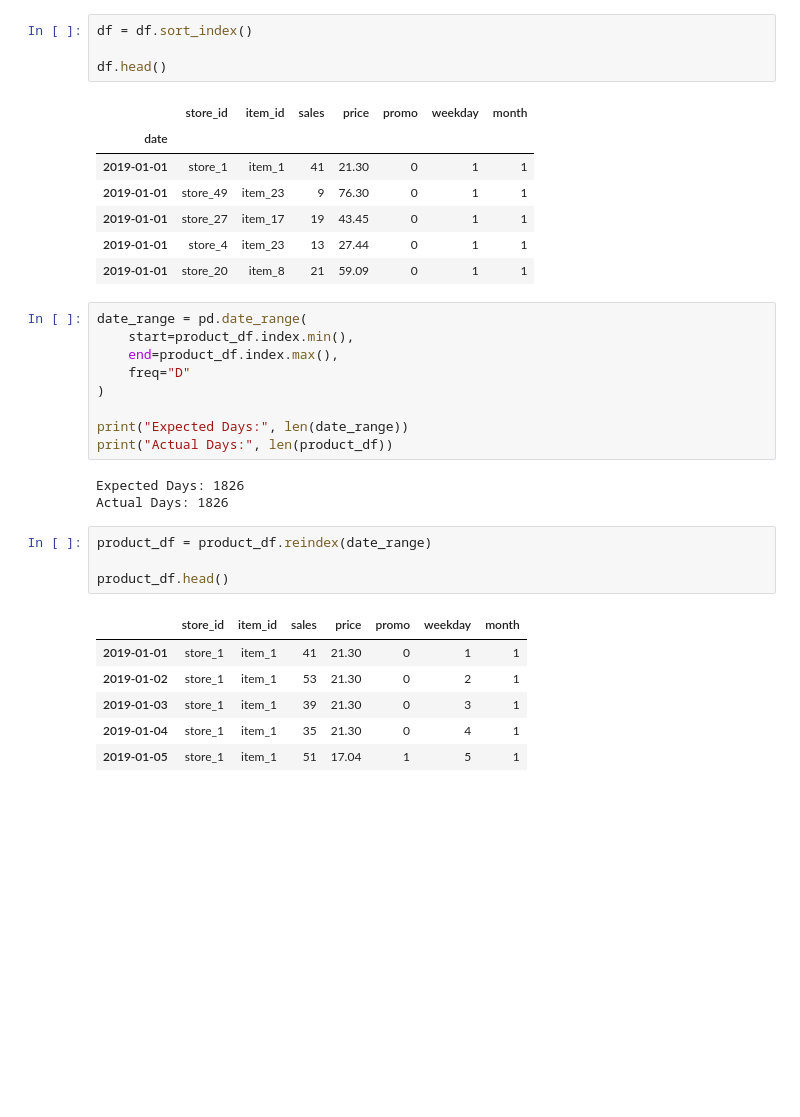
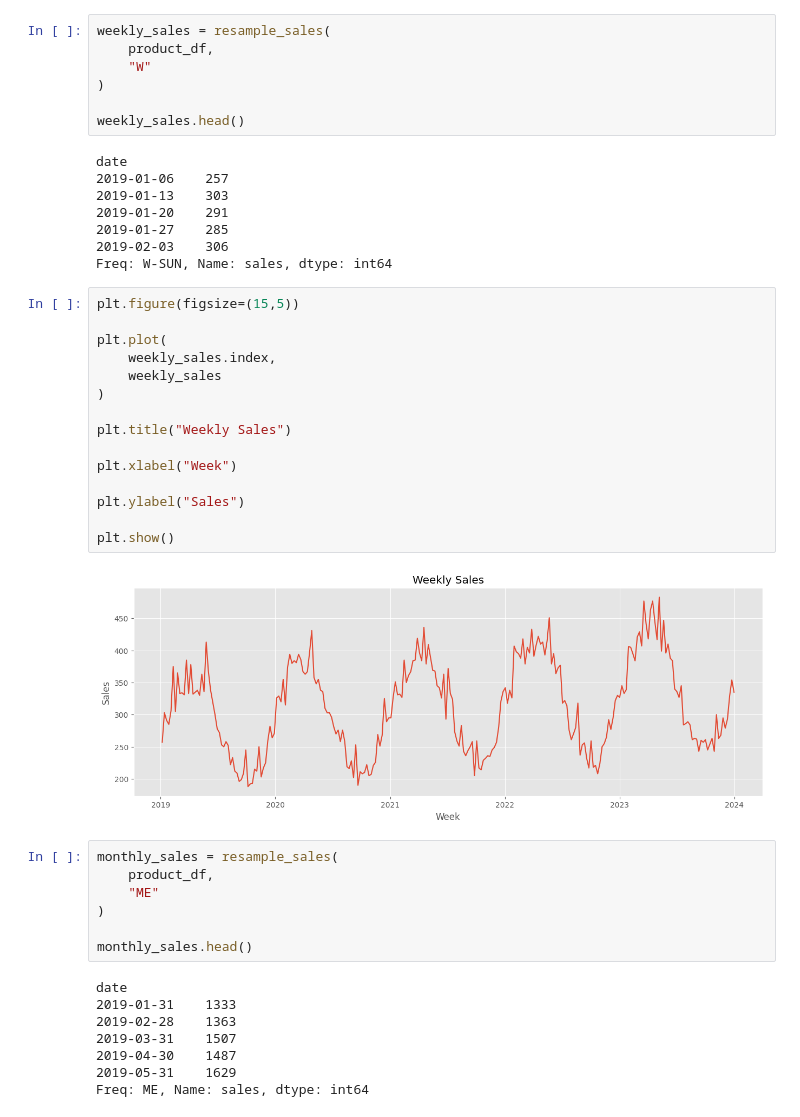
Before and after one commit to Jainam249/Supply-Chain-Demand-Forecasting, a Jupyter notebook: notebooks/01_data_preprocessing.ipynb, the cells around one changed output. Saved outputs shown, nothing was run; the diff lists cells and outputs as text; blank space fills up the shorter version.

```diff
--- a/notebooks/01_data_preprocessing.ipynb
+++ b/notebooks/01_data_preprocessing.ipynb
@@ -140,36 +163,48 @@ dtype: object
 # %%
-df = df.sort_index()
+weekly_sales = resample_sales(
+    product_df,
+    "W"
+)
 
-df.head()
+weekly_sales.head()
 # %% [output]
-|  | store_id | item_id | sales | price | promo | weekday | month |
-| date |  |  |  |  |  |  |  |
-| 2019-01-01 | store_1 | item_1 | 41 | 21.30 | 0 | 1 | 1 |
-| 2019-01-01 | store_49 | item_23 | 9 | 76.30 | 0 | 1 | 1 |
-| 2019-01-01 | store_27 | item_17 | 19 | 43.45 | 0 | 1 | 1 |
-| 2019-01-01 | store_4 | item_23 | 13 | 27.44 | 0 | 1 | 1 |
-| 2019-01-01 | store_20 | item_8 | 21 | 59.09 | 0 | 1 | 1 |
+date
+2019-01-06    257
+2019-01-13    303
+2019-01-20    291
+2019-01-27    285
+2019-02-03    306
+Freq: W-SUN, Name: sales, dtype: int64
 # %%
-date_range = pd.date_range(
-    start=product_df.index.min(),
-    end=product_df.index.max(),
-    freq="D"
+plt.figure(figsize=(15,5))
+
+plt.plot(
+    weekly_sales.index,
+    weekly_sales
 )
 
-print("Expected Days:", len(date_range))
-print("Actual Days:", len(product_df))
+plt.title("Weekly Sales")
+
+plt.xlabel("Week")
+
+plt.ylabel("Sales")
+
+plt.show()
 # %% [output]
-Expected Days: 1826
-Actual Days: 1826
+[figure, added]
 # %%
-product_df = product_df.reindex(date_range)
+monthly_sales = resample_sales(
+    product_df,
+    "ME"
+)
 
-product_df.head()
+monthly_sales.head()
 # %% [output]
-|  | store_id | item_id | sales | price | promo | weekday | month |
-| 2019-01-01 | store_1 | item_1 | 41 | 21.30 | 0 | 1 | 1 |
-| 2019-01-02 | store_1 | item_1 | 53 | 21.30 | 0 | 2 | 1 |
-| 2019-01-03 | store_1 | item_1 | 39 | 21.30 | 0 | 3 | 1 |
-| 2019-01-04 | store_1 | item_1 | 35 | 21.30 | 0 | 4 | 1 |
-| 2019-01-05 | store_1 | item_1 | 51 | 17.04 | 1 | 5 | 1 |
+date
+2019-01-31    1333
+2019-02-28    1363
+2019-03-31    1507
+2019-04-30    1487
+2019-05-31    1629
+Freq: ME, Name: sales, dtype: int64
 # %%
```
Also changed, not shown: parts of 30 cells of this notebook.
